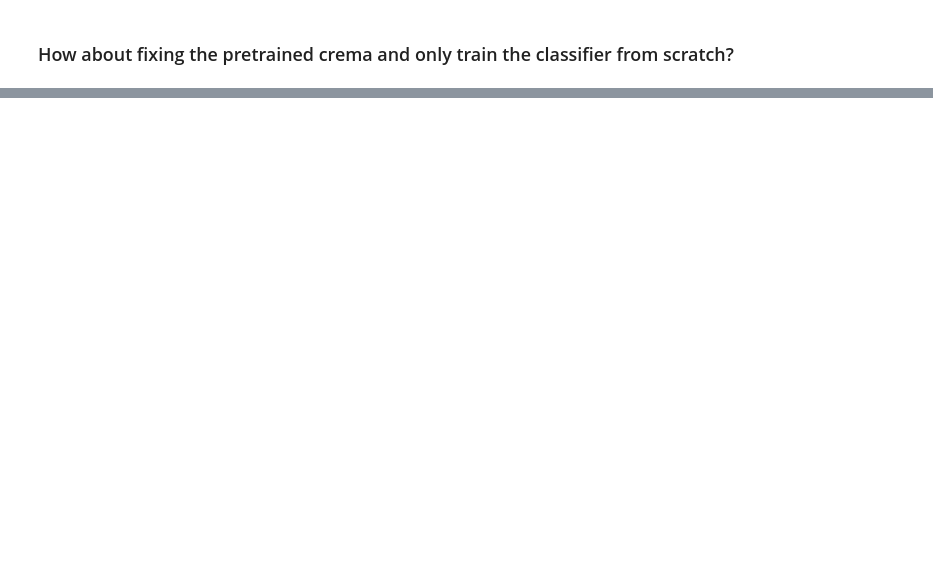
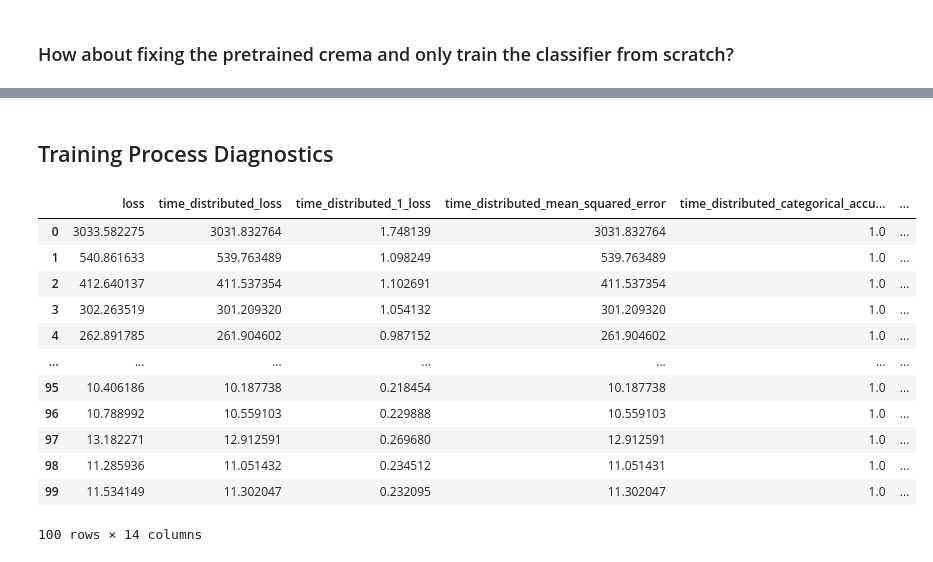
Before and after one commit to sivannavis/Neuro_Harmonilizer, a Jupyter notebook: Notebook/demo.ipynb, the cells around one changed output, grey strips where cells are left out. Cells and saved outputs as stored; diff of their text form; code cells hidden in the pictures; blank space fills up the shorter version.

Commit message:
add training diagnostics

```diff
--- a/Notebook/demo.ipynb
+++ b/Notebook/demo.ipynb
@@ -245,0 +249,2 @@ print(scores2)
+# %% [markdown]
+## Training Process Diagnostics
@@ -245,0 +255,20 @@ print(scores2)
+# %%
+output_dir = "train_01"
+with open(f'./models/history_{output_dir}', 'rb') as file_pi:
+    history = pickle.load(file_pi)
+history = pd.DataFrame.from_dict(history)
+history
+# %% [output]
+|  | loss | time_distributed_loss | time_distributed_1_loss | time_distributed_mean_squared_error | time_distributed_categorical_accu... | ... |
+| 0 | 3033.582275 | 3031.832764 | 1.748139 | 3031.832764 | 1.0 | ... |
+| 1 | 540.861633 | 539.763489 | 1.098249 | 539.763489 | 1.0 | ... |
+| 2 | 412.640137 | 411.537354 | 1.102691 | 411.537354 | 1.0 | ... |
+| 3 | 302.263519 | 301.209320 | 1.054132 | 301.209320 | 1.0 | ... |
+| 4 | 262.891785 | 261.904602 | 0.987152 | 261.904602 | 1.0 | ... |
+| ... | ... | ... | ... | ... | ... | ... |
+| 95 | 10.406186 | 10.187738 | 0.218454 | 10.187738 | 1.0 | ... |
+| 96 | 10.788992 | 10.559103 | 0.229888 | 10.559103 | 1.0 | ... |
+| 97 | 13.182271 | 12.912591 | 0.269680 | 12.912591 | 1.0 | ... |
+| 98 | 11.285936 | 11.051432 | 0.234512 | 11.051431 | 1.0 | ... |
+| 99 | 11.534149 | 11.302047 | 0.232095 | 11.302047 | 1.0 | ... |
+100 rows × 14 columns
```
Also changed, not shown: parts of 11 cells of this notebook, 8 other files.
